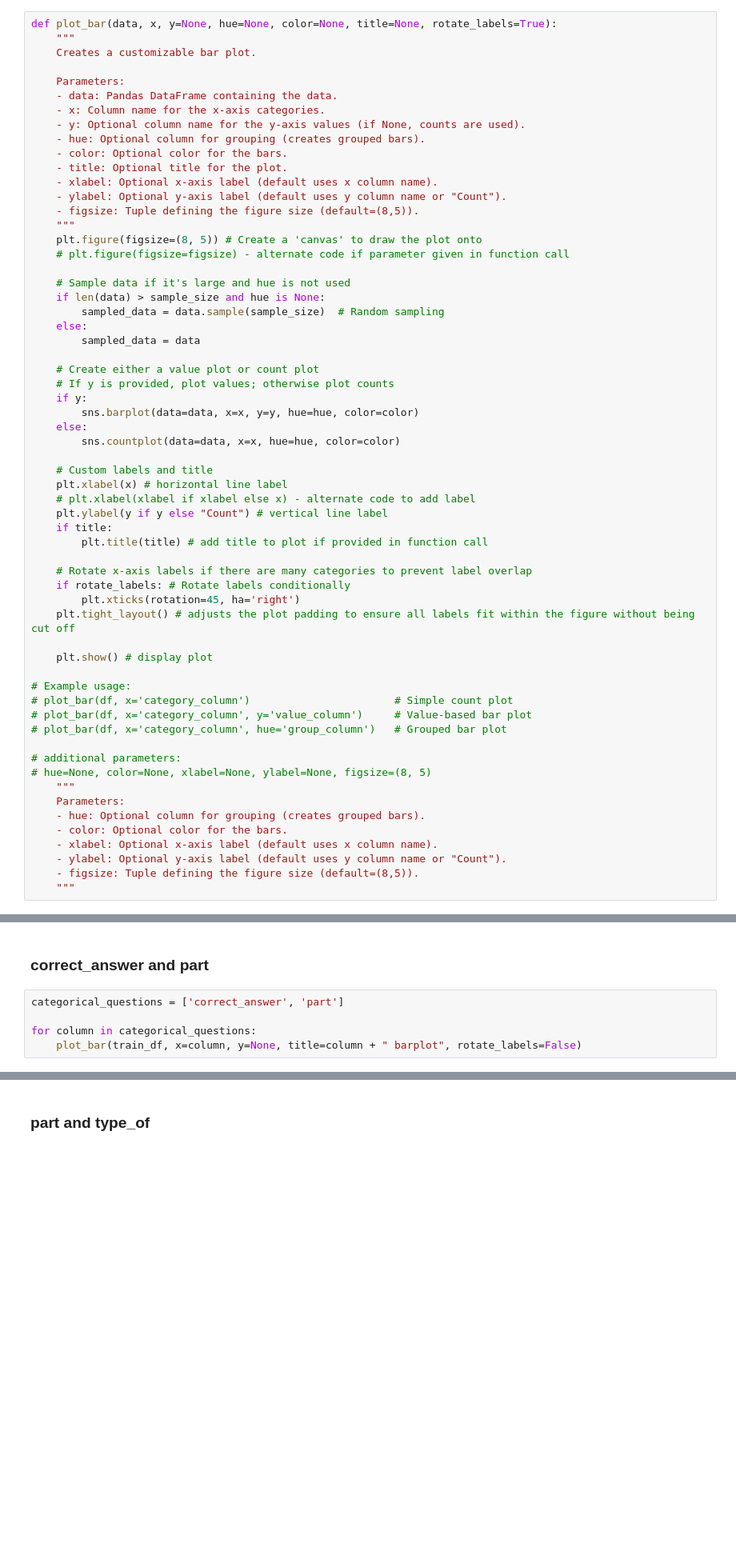
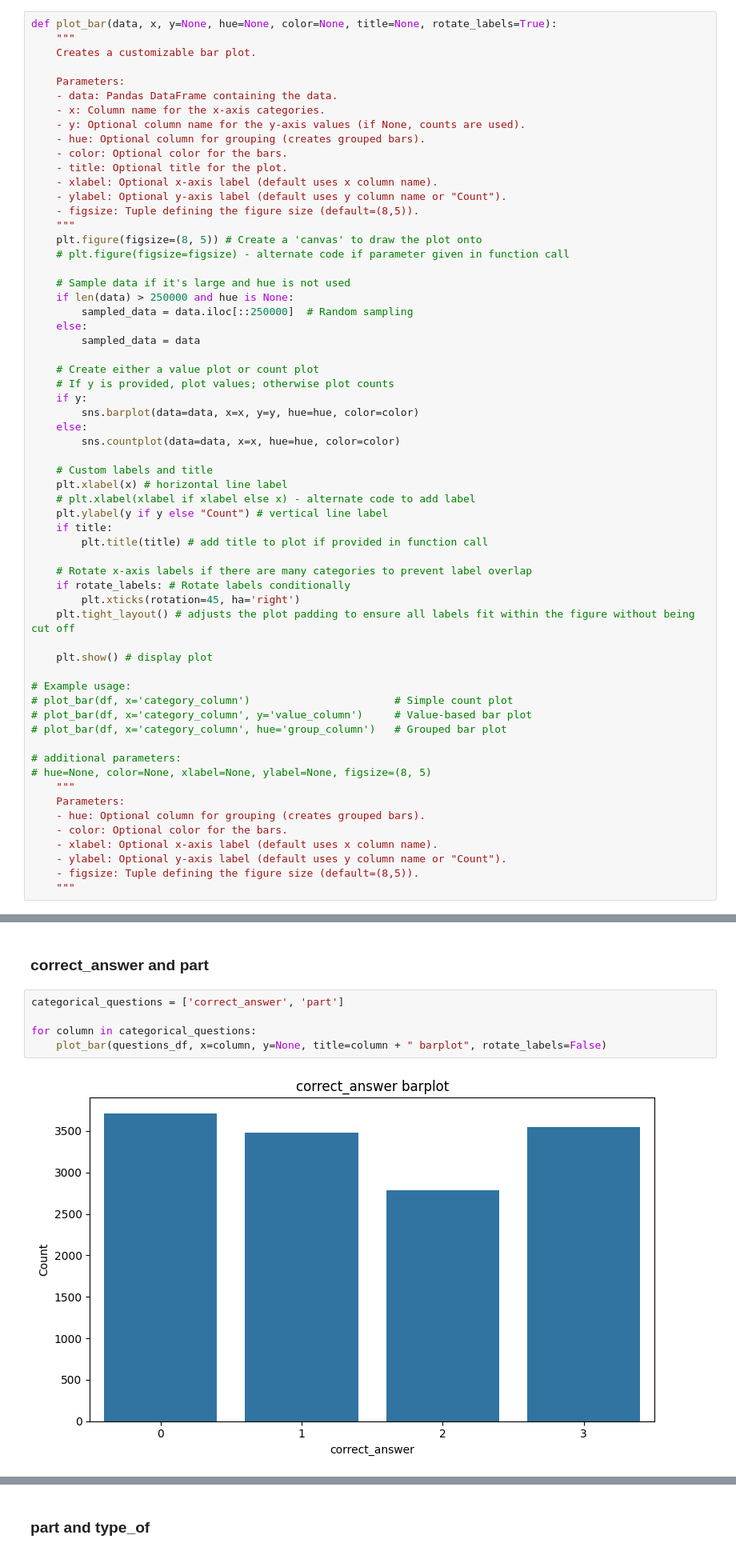
Before and after one commit to theresaskruzna/riiid_knowledge_tracing, a Jupyter notebook: 01_EDA.ipynb, the cells around one changed output, grey strips where cells are left out. Shown at 80% size. Drawn from its saved outputs; the diff is of its cells as text; blank space fills up the shorter version.

```diff
--- a/01_EDA.ipynb
+++ b/01_EDA.ipynb
@@ -316,8 +316,8 @@ def plot_bar(data, x, y=None, hue=None, color=None, title=None, rotate_labels=Tr
     # plt.figure(figsize=figsize) - alternate code if parameter given in function call
 
     # Sample data if it's large and hue is not used
-    if len(data) > sample_size and hue is None:
-        sampled_data = data.sample(sample_size)  # Random sampling
+    if len(data) > 250000 and hue is None:
+        sampled_data = data.iloc[::250000]  # Random sampling
     else:
         sampled_data = data
 
@@ -1302,5 +1332,7 @@ for column in categorical_columns_few:
 # %%
 categorical_questions = ['correct_answer', 'part']
 
 for column in categorical_questions:
-    plot_bar(train_df, x=column, y=None, title=column + " barplot", rotate_labels=False)
+    plot_bar(questions_df, x=column, y=None, title=column + " barplot", rotate_labels=False)
+# %% [output]
+[figure, added]
```
Also changed, not shown: parts of 34 cells of this notebook.
